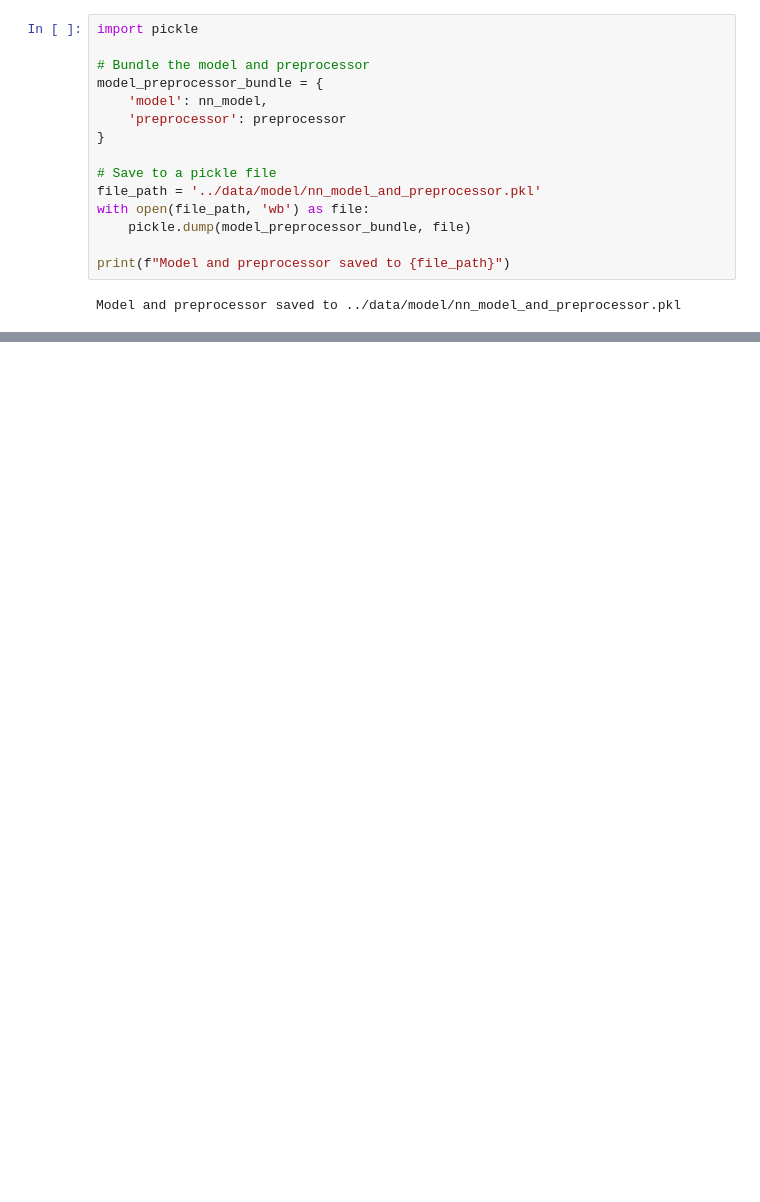
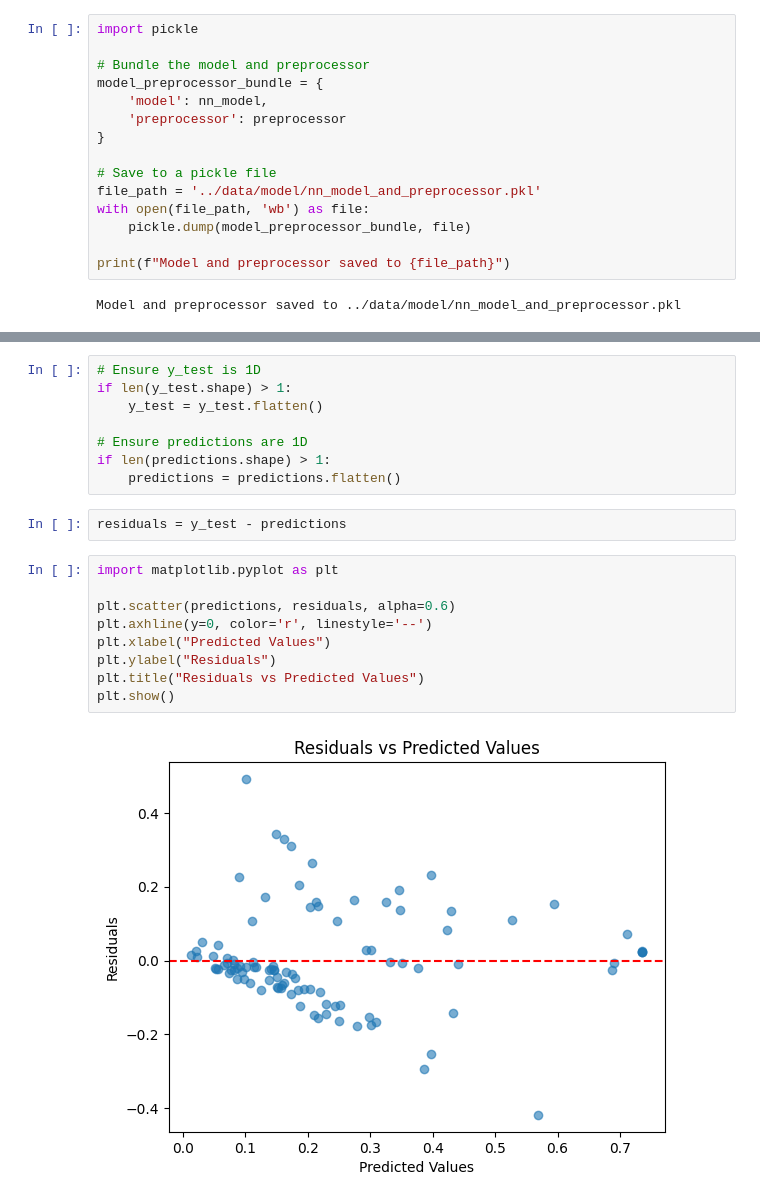
Before and after one commit to CrystalKhadka/expectedGoalsPrediction, a Jupyter notebook: model/shot_model_train.ipynb, the cells around one changed output, grey strips where cells are left out. Saved outputs shown, nothing was run; the diff lists cells and outputs as text; blank space fills up the shorter version.

```diff
--- a/model/shot_model_train.ipynb
+++ b/model/shot_model_train.ipynb
@@ -137,0 +187,21 @@ Predicted xG: 0.5370
+# %%
+# Ensure y_test is 1D
+if len(y_test.shape) > 1:
+    y_test = y_test.flatten()
+
+# Ensure predictions are 1D
+if len(predictions.shape) > 1:
+    predictions = predictions.flatten()
+# %%
+residuals = y_test - predictions
+# %%
+import matplotlib.pyplot as plt
+
+plt.scatter(predictions, residuals, alpha=0.6)
+plt.axhline(y=0, color='r', linestyle='--')
+plt.xlabel("Predicted Values")
+plt.ylabel("Residuals")
+plt.title("Residuals vs Predicted Values")
+plt.show()
+# %% [output]
+[figure, added]
```
Also changed, not shown: parts of 7 cells of this notebook, 9 other files.
